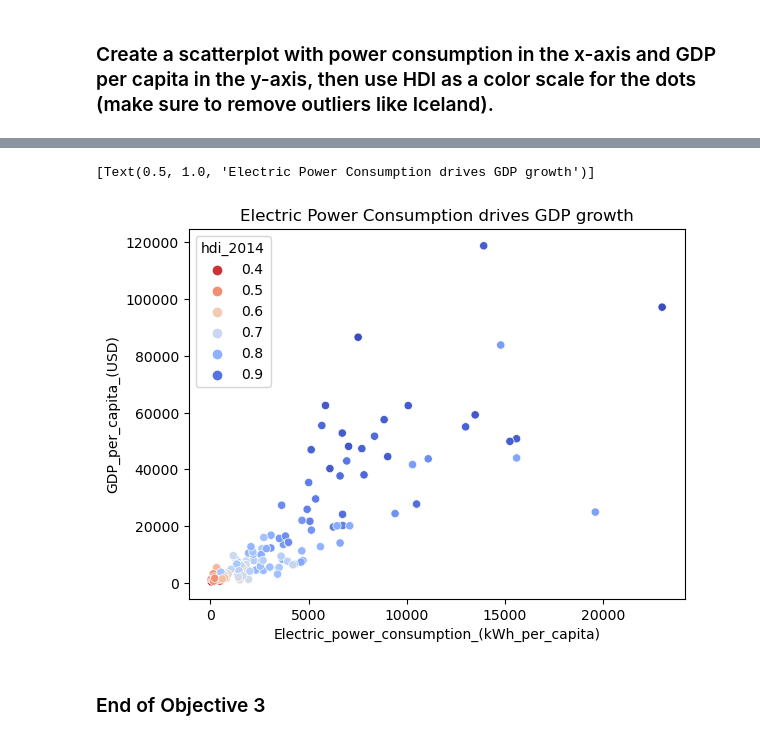
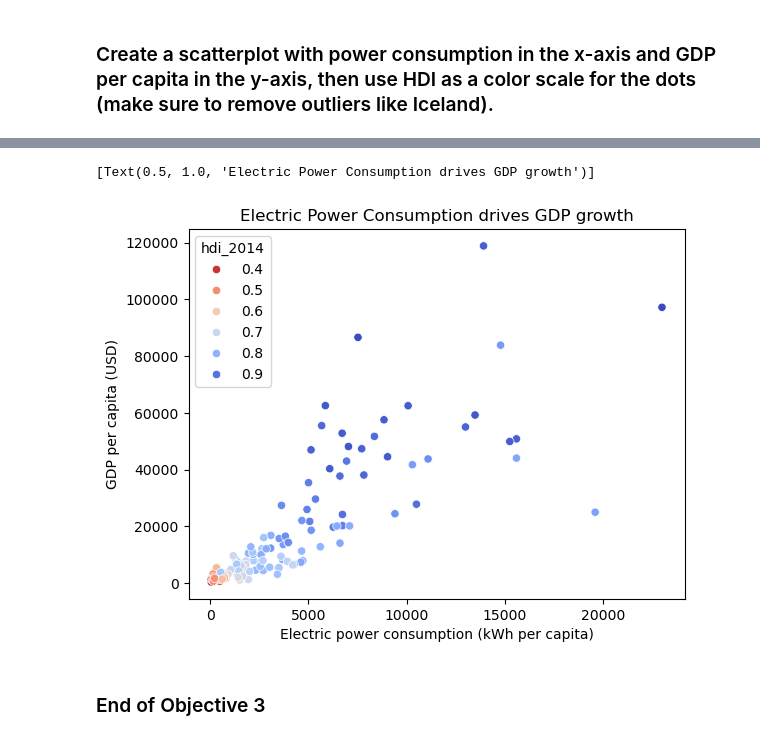
Before and after one commit to hgrp/Maven-Portfolio-Jupyter-Embed, a Jupyter notebook: Test.ipynb, the cells around one changed output, grey strips where cells are left out. Drawn from its saved outputs; the diff is of its cells as text; code cells hidden in the pictures.

```diff
--- a/Test.ipynb
+++ b/Test.ipynb
@@ -131,5 +131,5 @@ memory usage: 1.1 MB
 # %% [markdown]
 ### Replace spaces with underscore from the column names
 # %%
-wb_df.columns = [cols.replace(" ", "_") for cols in wb_df.columns]
-wb_df.columns
+# wb_df.columns = [cols.replace(" ", "_") for cols in wb_df.columns]
+# wb_df.columns
@@ -157,8 +145,8 @@ wb_df.head()  # Before adding "Population_(M) column
 | 3 | Afghanistan | AFG | South Asia | Low income | 2015 | 34.809 | 6.929 | ... |
 | 4 | Afghanistan | AFG | South Asia | Low income | 2014 | 35.706 | 7.141 | ... |
 # %%
-wb_df["Population_(M)"] = (
-                        wb_df.loc[:, "GDP_(USD)"] / wb_df.loc[:, "GDP_per_capita_(USD)"] / 1_000_000
+wb_df["Population (M)"] = (
+                        wb_df.loc[:, "GDP (USD)"] / wb_df.loc[:, "GDP per capita (USD)"] / 1_000_000
                         )
 wb_df.head()  # After adding "Population_(M) column
 # %% [output]
@@ -256,7 +255,7 @@ wb_hdi_2014_df = (
                 .query("Year == 2014")
                 .merge(hdi_df[["iso3", "hdi_2014"]],
                        how="left",
-                       left_on="Country_Code",
+                       left_on="Country Code",
                        right_on="iso3")
                 )
 wb_hdi_2014_df.head()
@@ -451,14 +460,14 @@ wb_hdi_by_region.plot.bar(
 # %%
 sns.scatterplot(
-        data=wb_hdi_2014_df.query("Country_Name != 'Iceland'"),
-        x="Electric_power_consumption_(kWh_per_capita)",
-        y="GDP_per_capita_(USD)",
+        data=wb_hdi_2014_df[wb_hdi_2014_df["Country Name"] != "Iceland"],
+        x="Electric power consumption (kWh per capita)",
+        y="GDP per capita (USD)",
         hue="hdi_2014",
         palette="coolwarm_r"
 ).set(title="Electric Power Consumption drives GDP growth")
 # %% [output]
 [Text(0.5, 1.0, 'Electric Power Consumption drives GDP growth')]
-[figure, old version]
+[figure, new version]
 # %% [markdown]
 ### End of Objective 3
 # %% [markdown]
```
Also changed, not shown: parts of 26 cells of this notebook.
